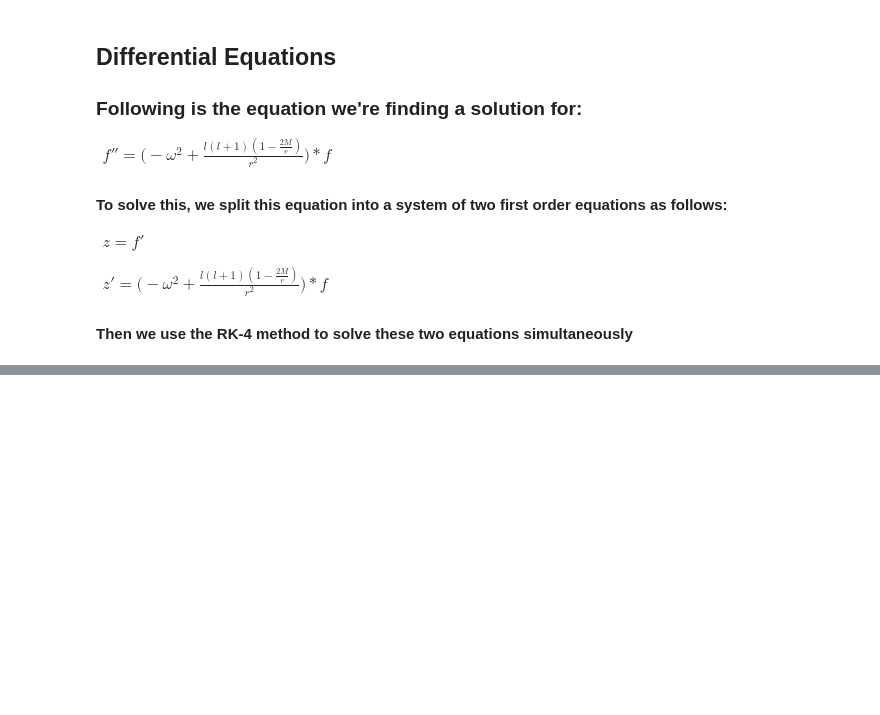
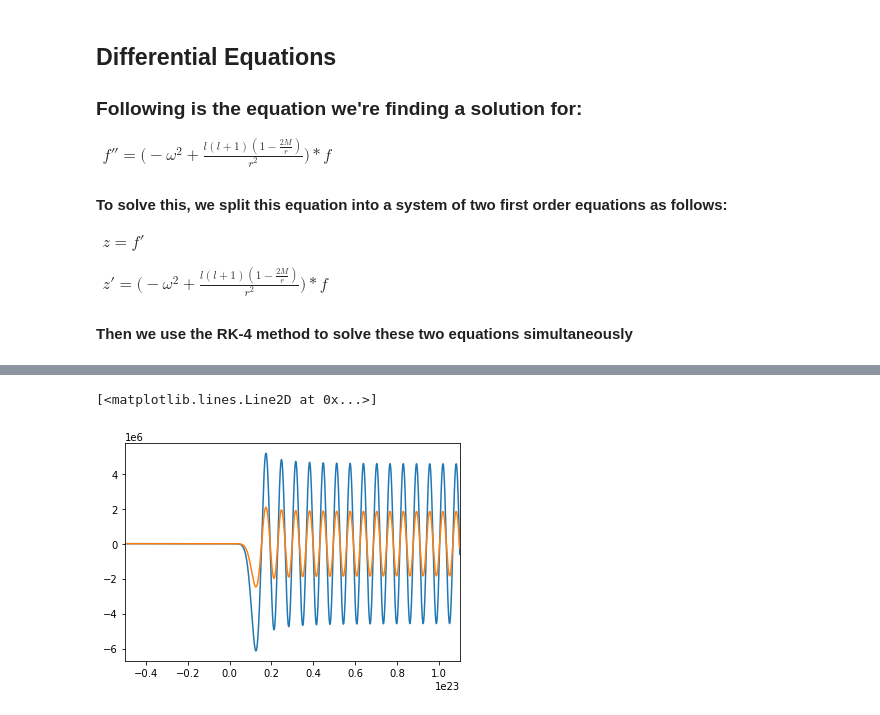
Before and after one commit to hirata10/PrimordialBlackHole, a Jupyter notebook: PhotonWaveFunction_Class.ipynb, the cells around one changed output, grey strips where cells are left out. Saved outputs shown, nothing was run; the diff lists cells and outputs as text; code cells hidden in the pictures; blank space fills up the shorter version.

```diff
--- a/PhotonWaveFunction_Class.ipynb
+++ b/PhotonWaveFunction_Class.ipynb
@@ -132,0 +137,8 @@ r_star_to_r(r_final, M, tol)
+# %%
+plt.xlim(-50*M, 110*M)
+#plt.ylim(0, 5)
+plt.plot(r_points2, np.real(f_points2))
+plt.plot(r_points2, np.imag(f_points2))
+# %% [output]
+[<matplotlib.lines.Line2D at 0x...>]
+[figure, added]
```
Also changed, not shown: parts of 4 cells of this notebook.
